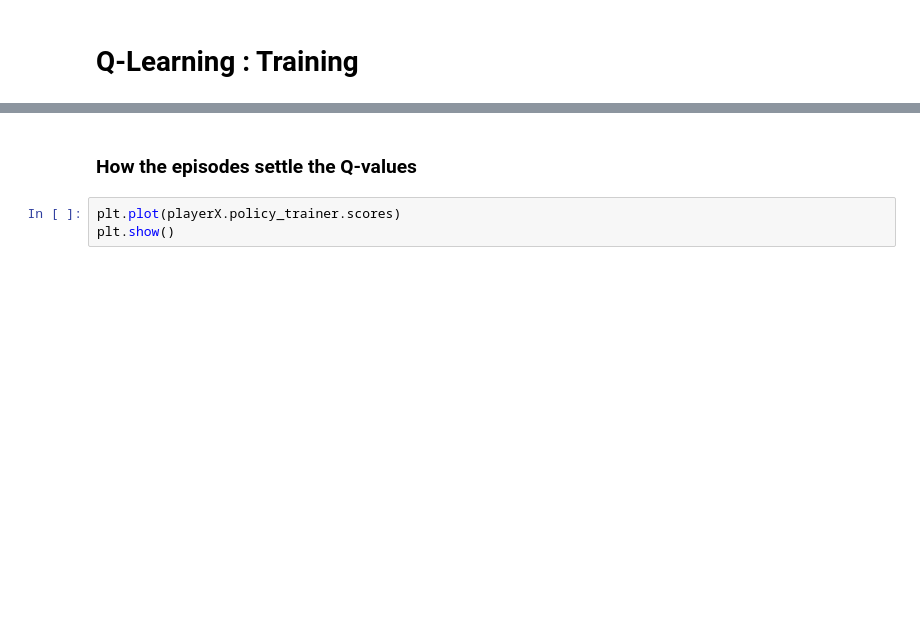
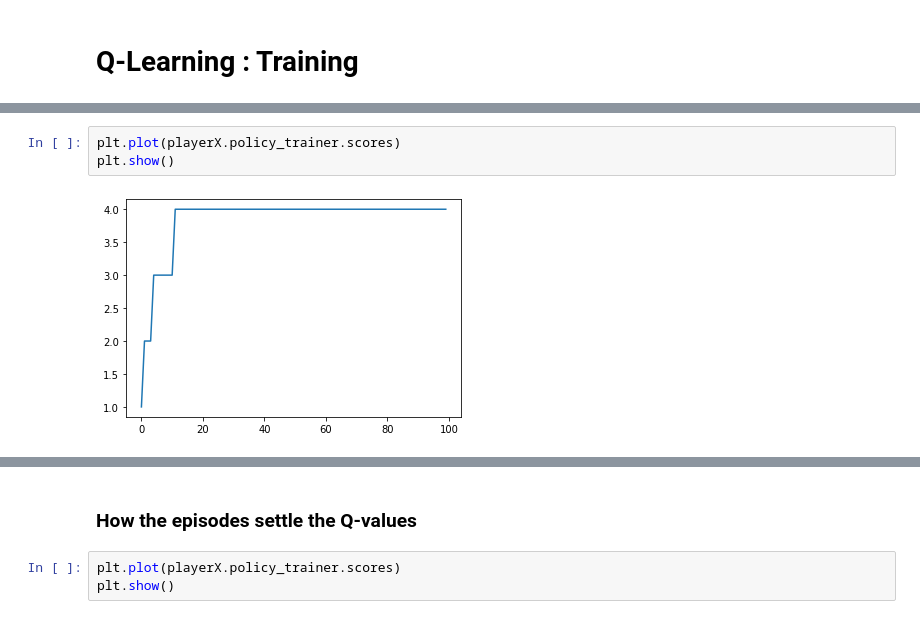
Before and after one commit to inforeqd512/QLearning, a Jupyter notebook: RL_TicTacToe.ipynb, the cells around one changed output, grey strips where cells are left out. Saved outputs shown, nothing was run; the diff lists cells and outputs as text; blank space fills up the shorter version.

```diff
--- a/RL_TicTacToe.ipynb
+++ b/RL_TicTacToe.ipynb
@@ -392,0 +586,5 @@ Draw percentage: 1.70%
+# %%
+plt.plot(playerX.policy_trainer.scores)
+plt.show()
+# %% [output]
+[figure, added]
```
Also changed, not shown: parts of 14 cells of this notebook.
